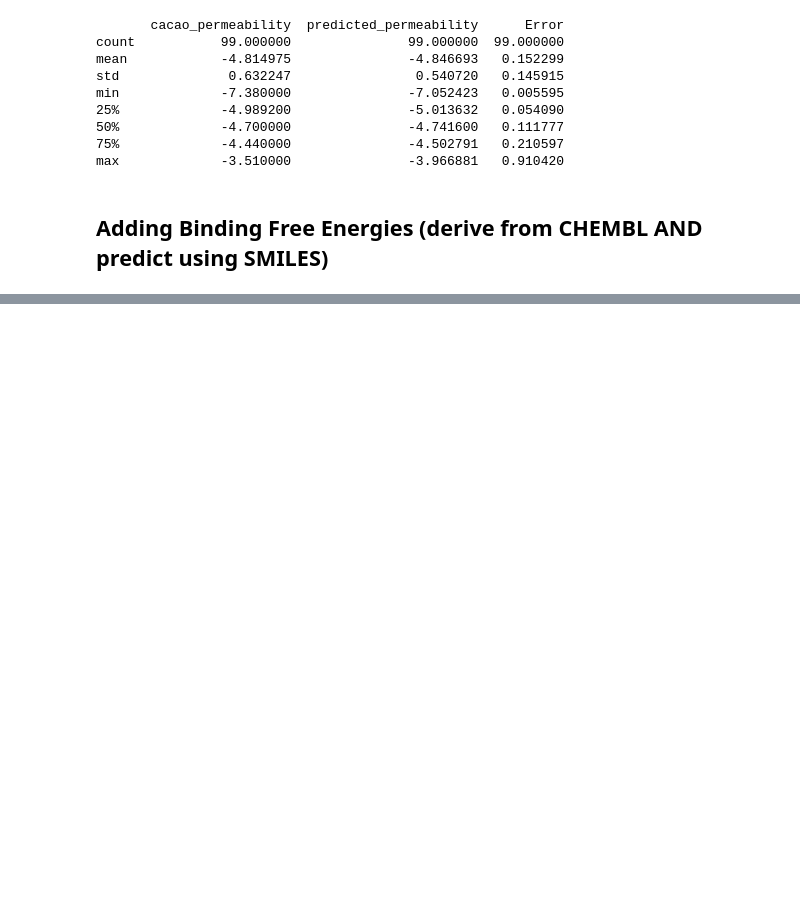
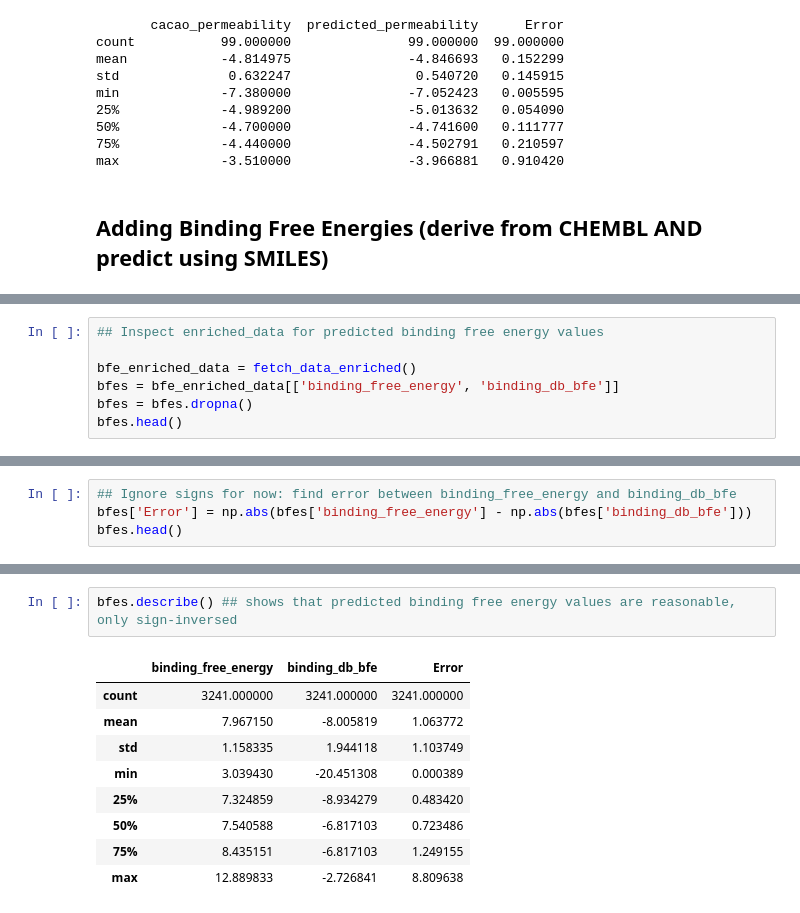
Before and after one commit to Azulene-Labs/SanjitAzuleneLabs, a Jupyter notebook: drug_dataset/enrich_properties/enrich_properties_test.ipynb, the cells around one changed output, grey strips where cells are left out. Drawn from its saved outputs; the diff is of its cells as text; blank space fills up the shorter version.

```diff
--- a/drug_dataset/enrich_properties/enrich_properties_test.ipynb
+++ b/drug_dataset/enrich_properties/enrich_properties_test.ipynb
@@ -370,0 +405,7 @@ Name: count, dtype: int64
+# %%
+## Inspect enriched_data for predicted binding free energy values
+
+bfe_enriched_data = fetch_data_enriched()
+bfes = bfe_enriched_data[['binding_free_energy', 'binding_db_bfe']]
+bfes = bfes.dropna()
+bfes.head()
@@ -370,0 +419,4 @@ Name: count, dtype: int64
+# %%
+## Ignore signs for now: find error between binding_free_energy and binding_db_bfe
+bfes['Error'] = np.abs(bfes['binding_free_energy'] - np.abs(bfes['binding_db_bfe']))
+bfes.head()
@@ -370,0 +430,12 @@ Name: count, dtype: int64
+# %%
+bfes.describe() ## shows that predicted binding free energy values are reasonable, only sign-inversed
+# %% [output]
+|  | binding_free_energy | binding_db_bfe | Error |
+| count | 3241.000000 | 3241.000000 | 3241.000000 |
+| mean | 7.967150 | -8.005819 | 1.063772 |
+| std | 1.158335 | 1.944118 | 1.103749 |
+| min | 3.039430 | -20.451308 | 0.000389 |
+| 25% | 7.324859 | -8.934279 | 0.483420 |
+| 50% | 7.540588 | -6.817103 | 0.723486 |
+| 75% | 8.435151 | -6.817103 | 1.249155 |
+| max | 12.889833 | -2.726841 | 8.809638 |
```
Also changed, not shown: parts of 12 cells of this notebook, 5 other files.
